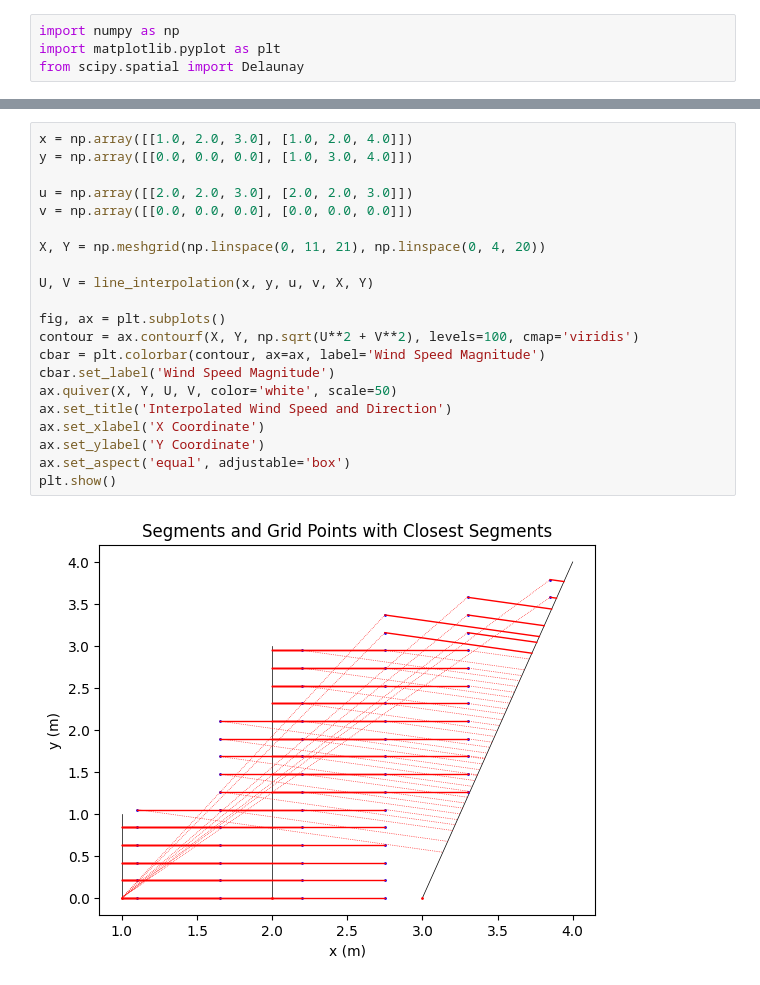
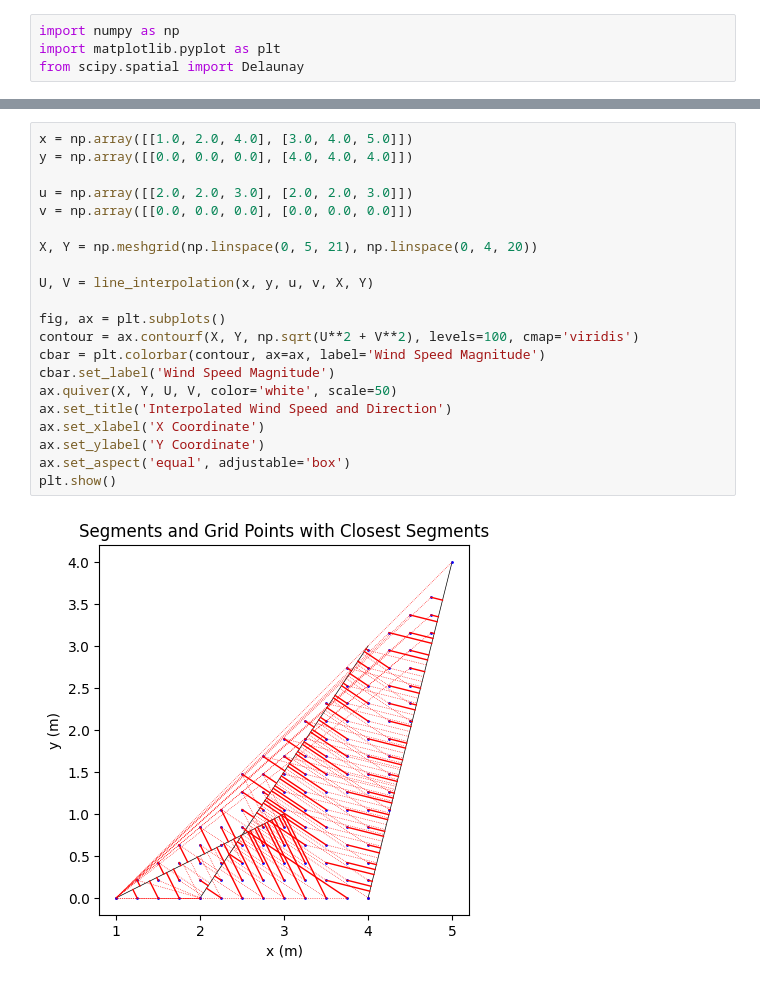
Before and after one commit to TUDelft-DataDrivenControl/OFF, a Jupyter notebook: runs/Processing/testbench.ipynb, the cells around one changed output, grey strips where cells are left out. Saved outputs shown, nothing was run; the diff lists cells and outputs as text.

Commit message:
rework mountain plot - test works but is slow

```diff
--- a/runs/Processing/testbench.ipynb
+++ b/runs/Processing/testbench.ipynb
@@ -118,25 +146,25 @@ def line_interpolation(x, y, u, v, X, Y) -> np.ndarray:
 
     return U, V
 # %%
-x = np.array([[1.0, 2.0, 3.0], [1.0, 2.0, 4.0]])
-y = np.array([[0.0, 0.0, 0.0], [1.0, 3.0, 4.0]])
+x = np.array([[1.0, 2.0, 4.0], [3.0, 4.0, 5.0]])
+y = np.array([[0.0, 0.0, 0.0], [4.0, 4.0, 4.0]])
 
 u = np.array([[2.0, 2.0, 3.0], [2.0, 2.0, 3.0]])
 v = np.array([[0.0, 0.0, 0.0], [0.0, 0.0, 0.0]])
 
-X, Y = np.meshgrid(np.linspace(0, 11, 21), np.linspace(0, 4, 20))
+X, Y = np.meshgrid(np.linspace(0, 5, 21), np.linspace(0, 4, 20))
 
 U, V = line_interpolation(x, y, u, v, X, Y)
 
 fig, ax = plt.subplots()
 contour = ax.contourf(X, Y, np.sqrt(U**2 + V**2), levels=100, cmap='viridis')
 cbar = plt.colorbar(contour, ax=ax, label='Wind Speed Magnitude')
 cbar.set_label('Wind Speed Magnitude')
 ax.quiver(X, Y, U, V, color='white', scale=50)
 ax.set_title('Interpolated Wind Speed and Direction')
 ax.set_xlabel('X Coordinate')
 ax.set_ylabel('Y Coordinate')
 ax.set_aspect('equal', adjustable='box')
 plt.show()
 # %% [output]
-[figure, old version]
+[figure, new version]
```
Also changed, not shown: parts of 2 cells of this notebook, 1 other file.
